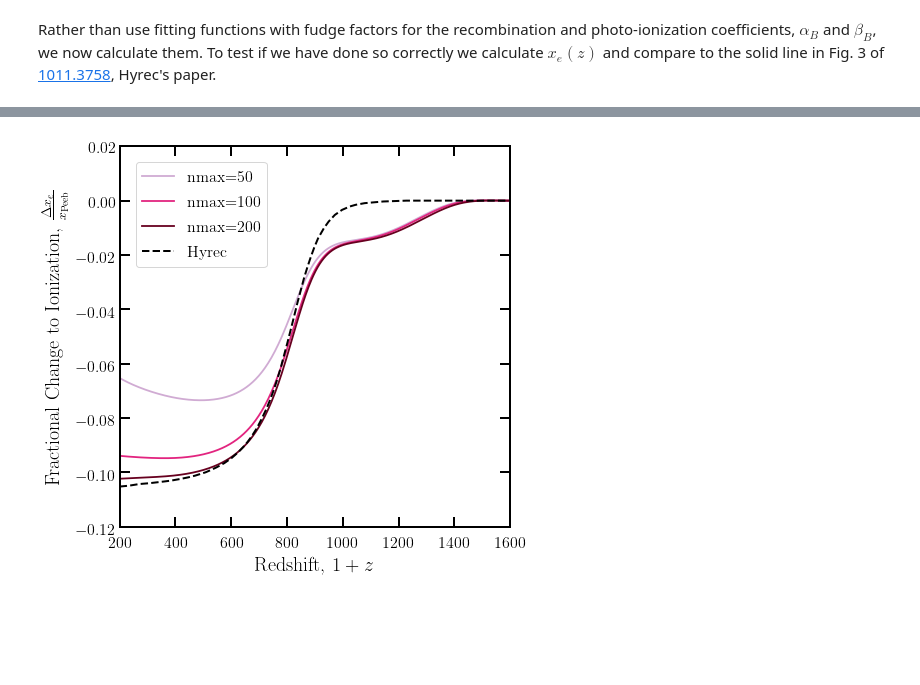
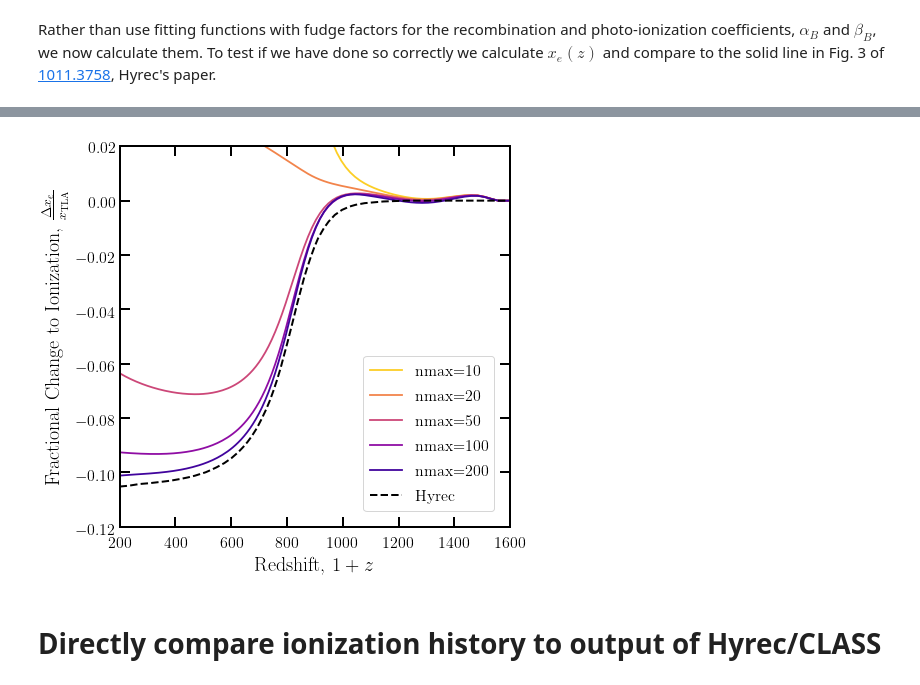
Before and after one commit to hongwanliu/DarkHistory, a Jupyter notebook: examples/DH_Upgrade/Cross_Checks/Hyrec_xe_comparison.ipynb, the cells around one changed output, grey strips where cells are left out. Cells and saved outputs as stored; diff of their text form; code cells hidden in the pictures; blank space fills up the shorter version.

Commit message:
many changes to new results/cross-check plots

```diff
--- a/examples/DH_Upgrade/Cross_Checks/Hyrec_xe_comparison.ipynb
+++ b/examples/DH_Upgrade/Cross_Checks/Hyrec_xe_comparison.ipynb
@@ -8,6 +8,7 @@ from scipy.interpolate import interp1d
 from tqdm import tqdm_notebook as tqdm
 
 import config
+import main
 import darkhistory.physics as phys
 import darkhistory.history.tla as tla
 import darkhistory.low_energy.atomic as atomic
@@ -23,5 +24,5 @@ import matplotlib.colors as colors
 
 hplanck = phys.hbar * 2 * np.pi
 
-output_dir = '/Users/viviesque/OneDrive - Massachusetts Institute of Technology/DarkHistory/output/'
+dir_str = '/Users/viviesque/Dropbox (MIT)/DarkHistory_V2/data/HL_diff_nmax_iter_5_std/'
 fig_dir = '/Users/viviesque/OneDrive - Massachusetts Institute of Technology/DarkHistory/figs/'
@@ -32,13 +30,20 @@ The autoreload extension is already loaded. To reload it, use:
 Rather than use fitting functions with fudge factors for the recombination and photo-ionization coefficients, $\alpha_B$ and $\beta_B$, we now calculate them.  To test if we have done so correctly we calculate $x_e(z)$ and compare to the solid line in Fig. 3 of [1011.3758](https://arxiv.org/pdf/1011.3758.pdf), Hyrec's paper.
 # %%
 # Download Hyrec plots
-EMLA_data = download_plot('EMLA', config.data_path)
-Rec_data = download_plot('Recfast', config.data_path)
+EMLA_data = download_plot('/EMLA', config.data_path)
+Rec_data = download_plot('/Recfast', config.data_path)
+# %%
+nmax_conv = {}
+nmax_conv['10'] = pickle.load(open(dir_str+'log10mDM_8.0000_phot_decay_log10param_40.0000_std_distort_nmax_10_no_reion_ind_0.p', 'rb'))
+nmax_conv['20'] = pickle.load(open(dir_str+'log10mDM_8.0000_phot_decay_log10param_40.0000_std_distort_nmax_20_no_reion_ind_0.p', 'rb'))
+nmax_conv['50'] = pickle.load(open(dir_str+'log10mDM_8.0000_phot_decay_log10param_40.0000_std_distort_nmax_50_no_reion_ind_0.p', 'rb'))
+nmax_conv['100'] = pickle.load(open(dir_str+'log10mDM_8.0000_phot_decay_log10param_40.0000_std_distort_nmax_100_no_reion_ind_0.p', 'rb'))
+nmax_conv['200'] = pickle.load(open(dir_str+'log10mDM_8.0000_phot_decay_log10param_40.0000_std_distort_nmax_200_no_reion_ind_0.p', 'rb'))
 # %%
 eng = np.exp(np.linspace(
     np.log(hplanck*1e8), np.log(phys.rydberg), 500))
 
-rs_list = np.exp(np.arange(np.log(2e3), 5., -.001*4))
+rs_list = nmax_conv['10']['data'][-1]['rs']
 
 baseline = tla.get_history(rs_list, high_rs=1.555e3,
                            fudge=1.0, gauss_fudge=False, rtol=1e-8)
@@ -47,4 +52,4 @@ fudge_1_14 = tla.get_history(rs_list, high_rs=1.555e3,
 
 dist_eng = np.exp(np.linspace(np.log(hplanck*1e8), np.log(phys.rydberg), 10))
 
-nmax_list = [50,100,200]#,300]
+nmax_list = [10,20,50,100,200]#,300]
@@ -80,33 +80,32 @@ for nmax in nmax_list:
 # %%
 %autoreload
 plt.figure(figsize=(7,7))
 plt.axis([200,1600, -.12,.02])
 ax = plt.gca()
 
-color = iter(plt.cm.PuRd(np.linspace(0.3, 1, len(nmax_list))))
+cmap = cm.plasma(np.linspace(0.9,.1,5))
 
-for i,nmax in enumerate(nmax_list):
-    c = next(color)
-    ax.plot(rs_list, nmax_convergence_alt[nmax][:,1]/baseline[:,1]-1,
-            linewidth = 1.8, label=r'nmax='+str(nmax), c=c)
-
-# ax.plot(rs_list, nmax_convergence_alt[50][:,1]/baseline[:,1]-1,
-#          linewidth = 1.8, label=r'$2s\to 1s$ BB')
-# ax.plot(rs_list, tmp/baseline[:,1]-1,
-#              linewidth = 1.8, label=r'$2s\to 1s$ vacuum')
+for i, nmax in enumerate(nmax_conv.keys()):
+    ax.plot(rs_list, (nmax_conv[nmax]['data'][-1]['x'][:,0]+nmax_conv[nmax]['data'][-1]['x'][:,1])/baseline[:,1]-1,
+            linewidth = 1.8, label=r'nmax='+str(nmax), c=cmap[i])
 
 # hyrec plots
 lw = 1.2
 ax.plot(EMLA_data[:,0], EMLA_data[:,1], color='black',
          linewidth = 2.0, linestyle = '--',
          label=r'Hyrec')
-
+# ax.plot(Rec_data[:,0], Rec_data[:,1], color='gray',
+#          linewidth = 2.0, linestyle = ':',
+#          label=r'Recfast')
 
 # plot labels
 ax.set_xlabel(r'Redshift, $1+z$', fontsize=20)
-ax.set_ylabel(r'Fractional Change to Ionization, $\frac{\Delta x_e}{x_{\mathrm{Peeb}}}$', fontsize=20)
-ax.legend()
+ax.set_ylabel(r'Fractional Change to Ionization, $\frac{\Delta x_e}{x_{\mathrm{TLA}}}$', fontsize=20)
+ax.legend(loc='lower right')
 
-plt.savefig(fig_dir+'Hyrec_xe_crosscheck.pdf')
+#plt.savefig(fig_dir+'Hyrec_xe_crosscheck.pdf')
+plt.show()
 # %% [output]
-[figure, old version]
+[figure, new version]
+# %% [markdown]
+# Directly compare ionization history to output of Hyrec/CLASS
```
Also changed, not shown: parts of 8 cells of this notebook, 5 other files.
